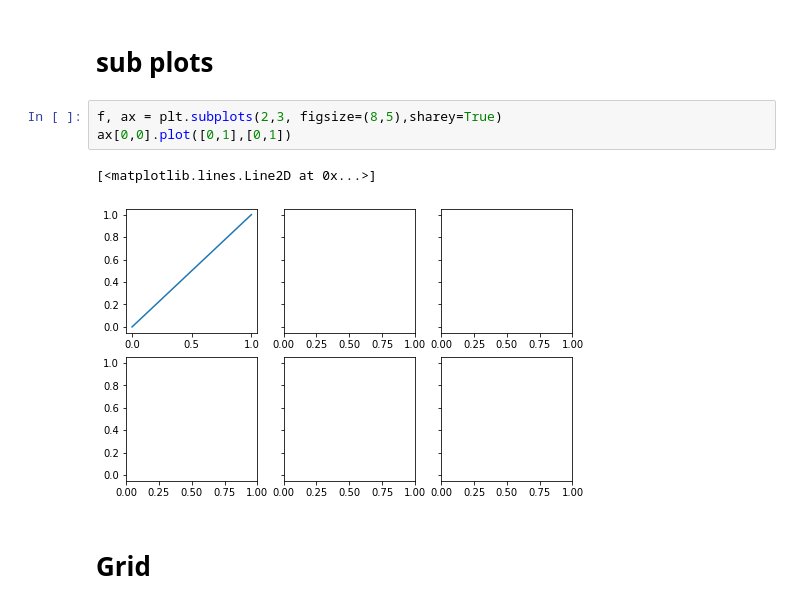
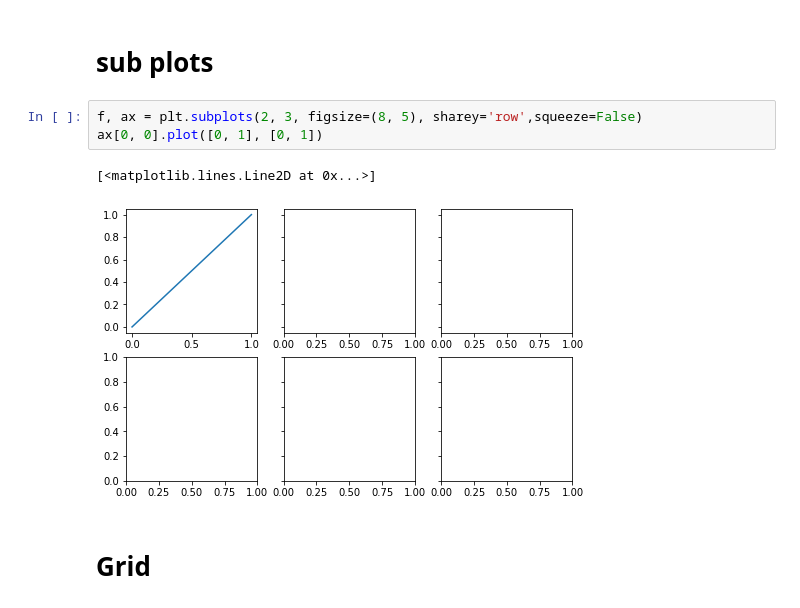
Before and after one commit to Jianhua-Wang/sci_viz_py, a Jupyter notebook: Introduction.ipynb, the cells around one changed output. Drawn from its saved outputs; the diff is of its cells as text.

```diff
--- a/Introduction.ipynb
+++ b/Introduction.ipynb
@@ -22,11 +23,11 @@ print(type(f),type(ax))
 # %% [markdown]
 # sub plots
 # %%
-f, ax = plt.subplots(2,3, figsize=(8,5),sharey=True)
-ax[0,0].plot([0,1],[0,1])
+f, ax = plt.subplots(2, 3, figsize=(8, 5), sharey='row',squeeze=False)
+ax[0, 0].plot([0, 1], [0, 1])
 # %% [output]
 [<matplotlib.lines.Line2D at 0x...>]
-[figure, old version]
+[figure, new version]
 # %% [markdown]
 # Grid
 # %% [markdown]
```
Also changed, not shown: parts of 2 cells of this notebook.
